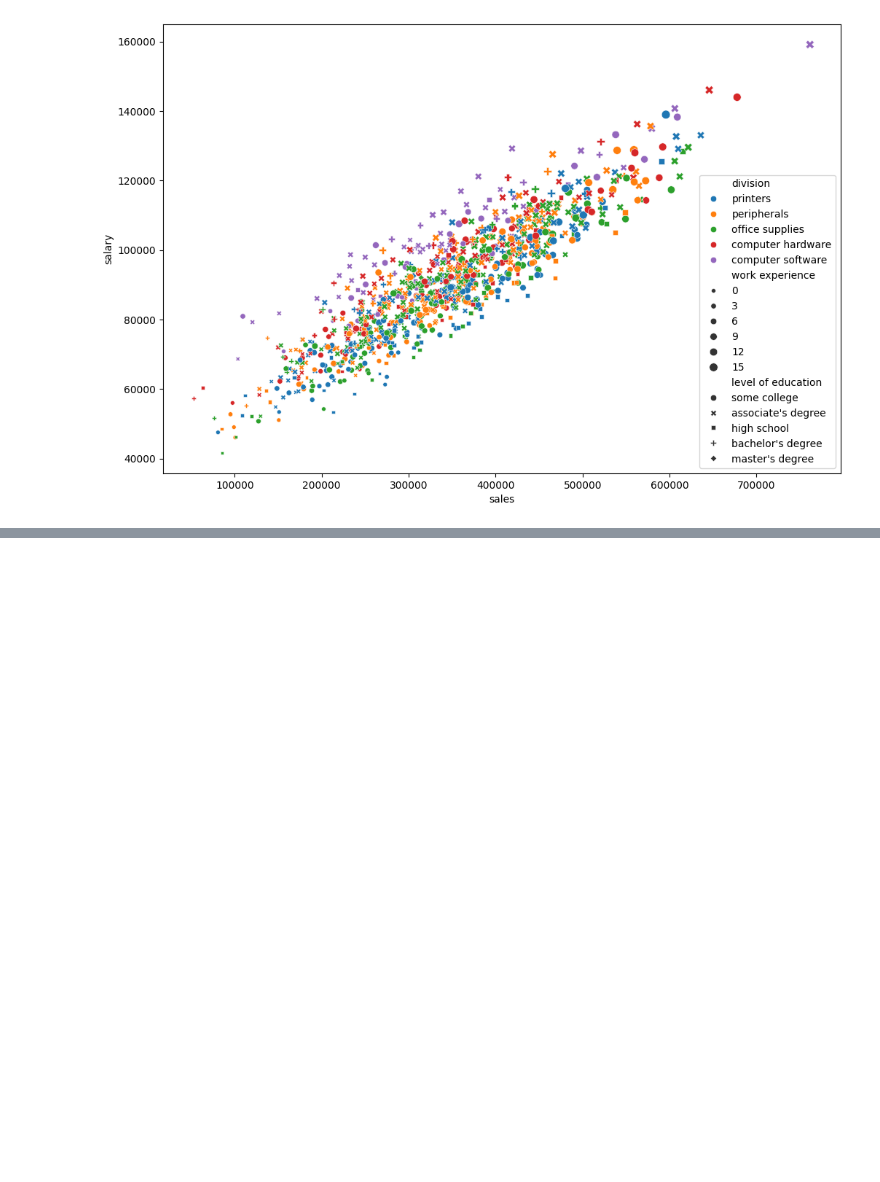
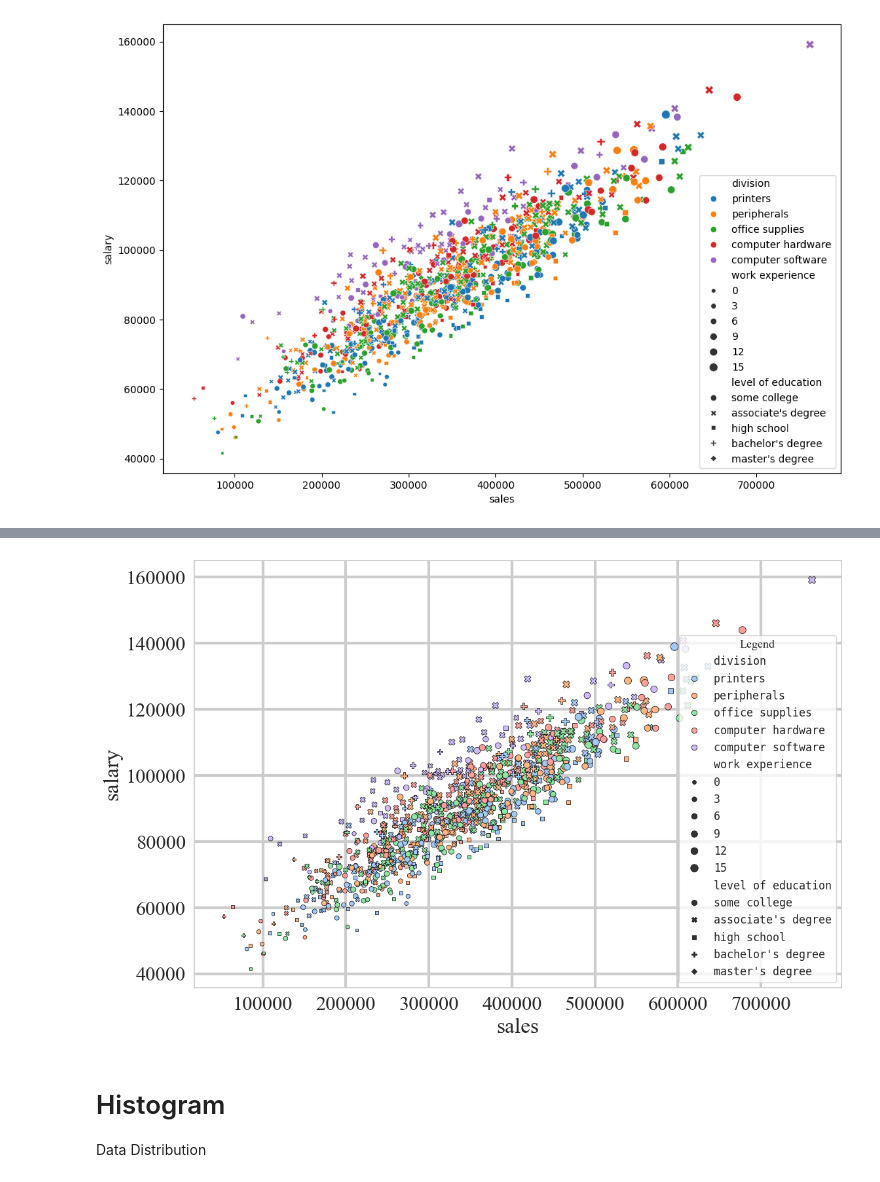
Before and after one commit to TanjiEvan/Python, a Jupyter notebook: Matplotlib&Seaborn/Basic_seaborn.ipynb, the cells around one changed output, grey strips where cells are left out. Cells and saved outputs as stored; diff of their text form; code cells hidden in the pictures; blank space fills up the shorter version.

```diff
--- a/Matplotlib&Seaborn/Basic_seaborn.ipynb
+++ b/Matplotlib&Seaborn/Basic_seaborn.ipynb
@@ -73,0 +107,20 @@ sns.scatterplot(df,x="sales",y="salary", hue="division",
+# %%
+sns.set_theme(style="whitegrid", palette="pastel", font="Times new roman",font_scale=2, rc={"grid.linewidth": 3})
+# %%
+plt.figure(figsize=(12,8))
+
+scatter = sns.scatterplot(data=df, x="sales", y="salary", hue="division",
+                          size="work experience", style="level of education",
+                          edgecolor='black', linewidth=0.5,
+                         )
+
+plt.legend(title="Legend", title_fontsize='13', loc='lower right',prop={'family': 'monospace', 'size': 12}, fontsize='11')
+
+plt.tight_layout()
+plt.show()
+# %% [output]
+[figure, added]
+# %% [markdown]
+# Histogram
+
+Data Distribution
```
Also changed, not shown: parts of 29 cells of this notebook.
